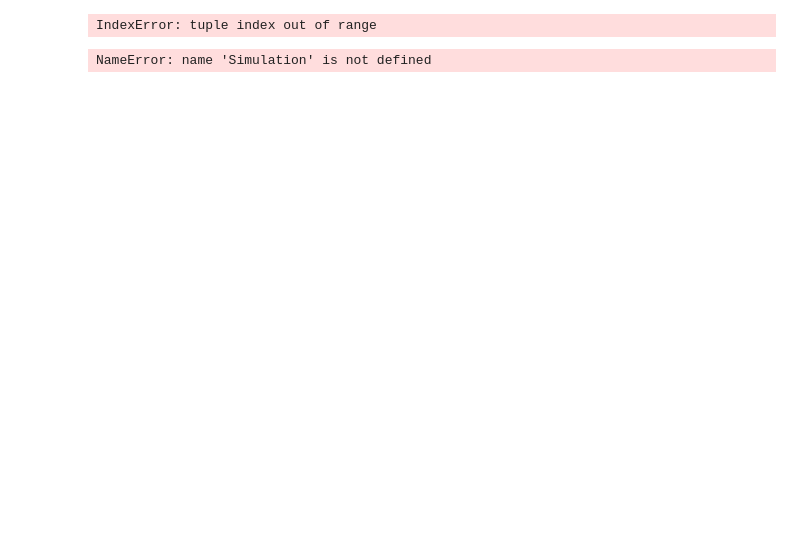
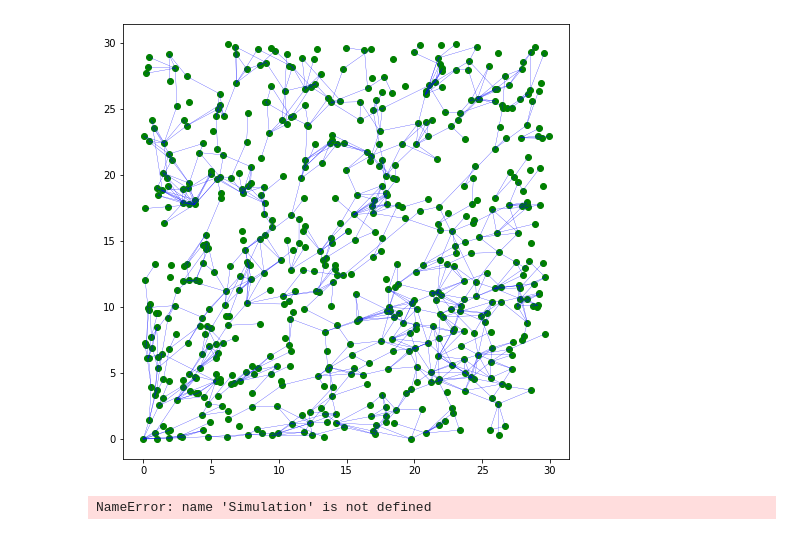
Before and after one commit to GitHubNoskcaj211/Path-Planning-V1, a Jupyter notebook: simulation.ipynb, the cells around one changed output. Saved outputs shown, nothing was run; the diff lists cells and outputs as text; code cells hidden in the pictures; blank space fills up the shorter version.

```diff
--- a/simulation.ipynb
+++ b/simulation.ipynb
@@ -9,22 +9,22 @@ from robot import Robot
 # %%
 start = (0,0,0)
 # xmin, ymin, xmax, ymax
 world_bounds = (0,0,30,30)
 robot = Robot(start)
 occupancy = OccupancyGrid(world_bounds, robot.sensing_radius, robot.sensing_angle)
-rrtree = Tree((robot.position.x, robot.position.y), 3, world_bounds, occupancy)
+rrtree = Tree((robot.position.x, robot.position.y), 1, world_bounds, occupancy)
 
-rrtree.build_tree(1000)
+rrtree.build_tree(700)
 
 fig, ax = plt.subplots()
 fig.set_figwidth(8)
 fig.set_figheight(8)
 
 rrtree.display(ax)
 
 fig.show()
 # %% [output]
-IndexError: tuple index out of range
+[figure, added]
 # %%
 start = (0,0,0)
 goal = (10,10)
```
Also changed, not shown: parts of 1 cell of this notebook, 4 other files.
